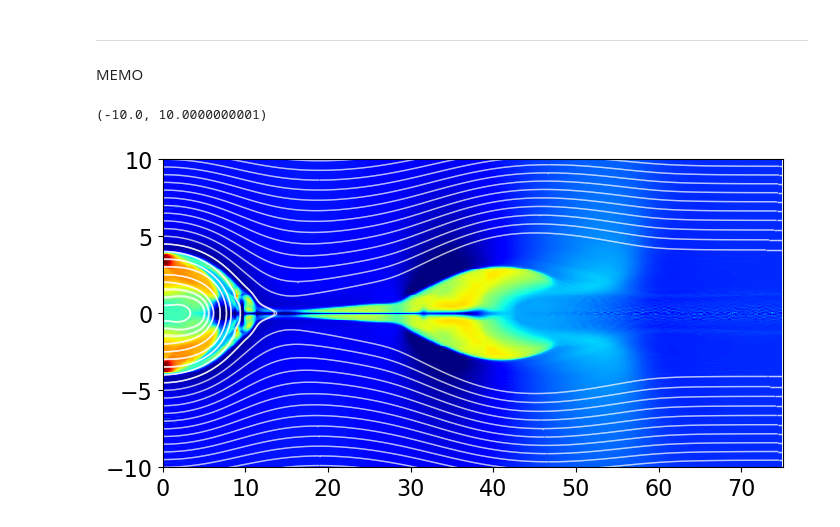
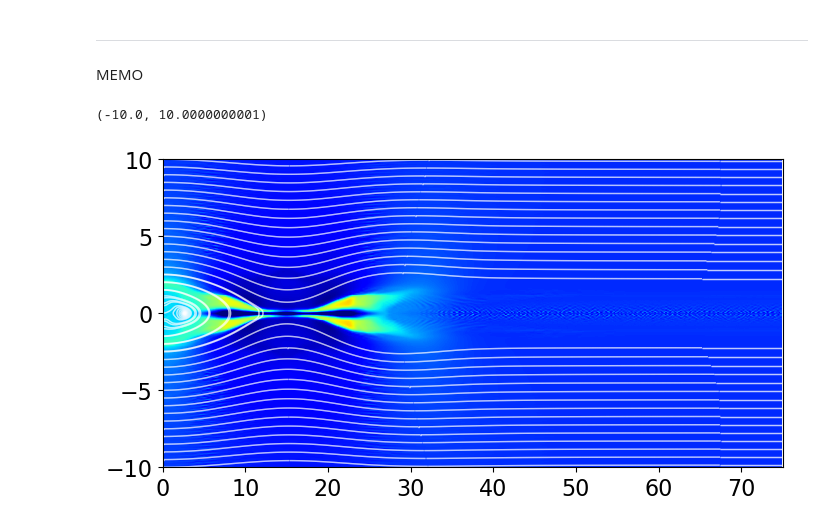
Before and after one commit to Keita-A/RadiativeMHD-simulation, a Jupyter notebook: MR_GPU.ipynb, the cells around one changed output. Cells and saved outputs as stored; diff of their text form; code cells hidden in the pictures.

```diff
--- a/MR_GPU.ipynb
+++ b/MR_GPU.ipynb
@@ -738,33 +738,33 @@ ax1 = fig.add_subplot(111)
 start_y = np.arange(-y_max, y_max, 0.5)
 start_points = np.array([np.zeros(start_y.shape), start_y])
 
-step = 10000
+step = 22000
 
 U = np.load(f"results_mr/U_{step}.npy")
 rho = U[0, :, :]
 u = U[1, :, :] / rho
 v = U[2, :, :] / rho
 w = U[3, :, :] / rho
 Bx = U[4, :, :]
 By = U[5, :, :]
 Bz = U[6, :, :]
 e = U[7, :, :]
 p = (gamma-1) * (e - rho*(u**2+v**2+w**2)/2 - (Bx**2+By**2+Bz**2)/2)
 magnetic_pressure = 1/2 * (Bx**2+By**2+Bz**2)
 pT = p + magnetic_pressure
 
 contour = ax1.pcolormesh(X, Y, (rho).T, vmin=0.8, vmax=2.0, cmap='jet')
 if step == 0:
     cbar = plt.colorbar(contour, ax=ax1)
     cbar.set_label(r"$\rho$", fontsize=24, rotation=0, labelpad=10)
 quiver_interval = 5
 ax1.streamplot(X, Y, Bx.T, By.T, broken_streamlines=False,
             start_points=start_points.T, color='white', density = 50, linewidth=1, arrowsize=0)
 
 #ax1.text(0.8, 1.02, f"t = {log[int(step/100)][1]:.3f}", transform=ax1.transAxes, fontsize=16)
 ax1.tick_params(labelsize=16)
 ax1.set_xlim(0.0, x_max+1e-10)
 ax1.set_ylim(-10, 10+1e-10)
 # %% [output]
 (-10.0, 10.0000000001)
-[figure, old version]
+[figure, new version]
```
Also changed, not shown: 1 other file.
